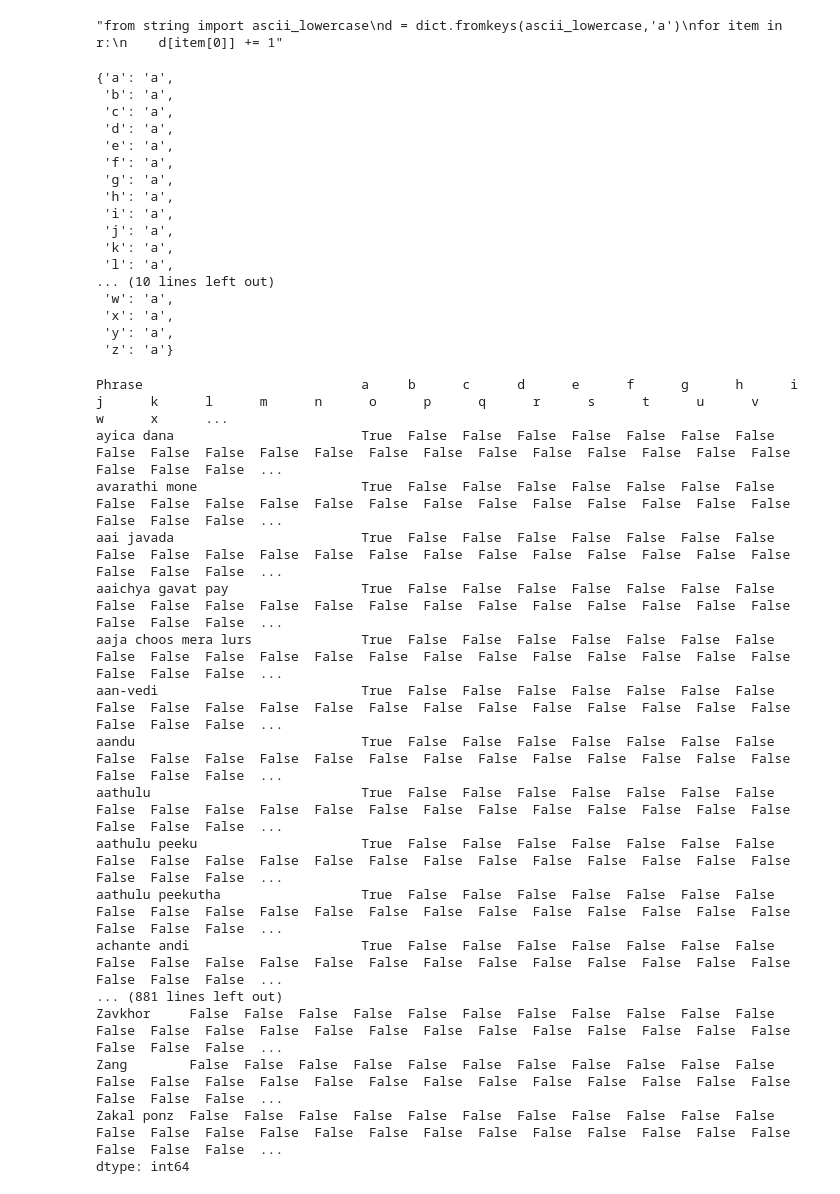
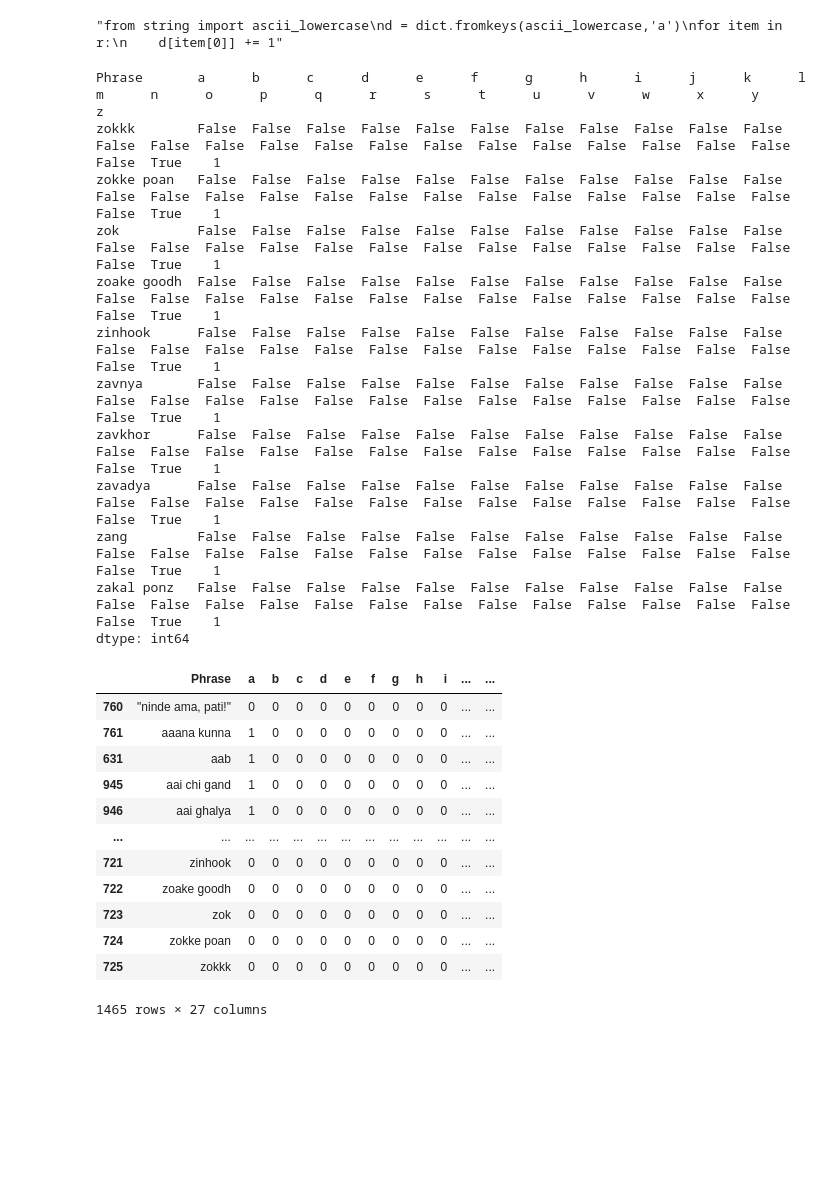
Before and after one commit to viveks-codes/IBW-Dataset, a Jupyter notebook: PrepAndMerge.ipynb, the cells around one changed output. Drawn from its saved outputs; the diff is of its cells as text; code cells hidden in the pictures; blank space fills up the shorter version.

```diff
--- a/PrepAndMerge.ipynb
+++ b/PrepAndMerge.ipynb
@@ -127,49 +130,24 @@ for item in r:
     d[item[0]] += 1"""
 # %% [output]
 "from string import ascii_lowercase\nd = dict.fromkeys(ascii_lowercase,'a')\nfor item in r:\n    d[item[0]] += 1"
-# %%
-d
-# %% [output]
-{'a': 'a',
- 'b': 'a',
- 'c': 'a',
- 'd': 'a',
- 'e': 'a',
- 'f': 'a',
- 'g': 'a',
- 'h': 'a',
- 'i': 'a',
- 'j': 'a',
- 'k': 'a',
- 'l': 'a',
-... (10 lines left out)
- 'w': 'a',
- 'x': 'a',
- 'y': 'a',
- 'z': 'a'}
 # %%
-for i in range(97, 123):
-    r[chr(i)] =r["Phrase"].str.startswith(chr(i),chr(i))
-    print(r[r[chr(i)]].value_counts())
+for i in range(97,123):
+    r[chr(i)] =r["Phrase"].str.startswith(chr(i))
 
-for i in range(65+32, 91+32):
-    r[chr(i)] =r["Phrase"].str.startswith(chr(i),chr(i))
-    print(r[r[chr(i)]].value_counts())
+
+print(r[r[chr(i)]].value_counts())
+
+r = r*1
 # %% [output]
-Phrase                            a     b      c      d      e      f      g      h      i      j      k      l      m      n      o      p      q      r      s      t      u      v      w      x      ...
-ayica dana                        True  False  False  False  False  False  False  False  False  False  False  False  False  False  False  False  False  False  False  False  False  False  False  False  ...
-avarathi mone                     True  False  False  False  False  False  False  False  False  False  False  False  False  False  False  False  False  False  False  False  False  False  False  False  ...
-aai javada                        True  False  False  False  False  False  False  False  False  False  False  False  False  False  False  False  False  False  False  False  False  False  False  False  ...
-aaichya gavat pay                 True  False  False  False  False  False  False  False  False  False  False  False  False  False  False  False  False  False  False  False  False  False  False  False  ...
-aaja choos mera lurs              True  False  False  False  False  False  False  False  False  False  False  False  False  False  False  False  False  False  False  False  False  False  False  False  ...
-aan-vedi                          True  False  False  False  False  False  False  False  False  False  False  False  False  False  False  False  False  False  False  False  False  False  False  False  ...
-aandu                             True  False  False  False  False  False  False  False  False  False  False  False  False  False  False  False  False  False  False  False  False  False  False  False  ...
-aathulu                           True  False  False  False  False  False  False  False  False  False  False  False  False  False  False  False  False  False  False  False  False  False  False  False  ...
-aathulu peeku                     True  False  False  False  False  False  False  False  False  False  False  False  False  False  False  False  False  False  False  False  False  False  False  False  ...
-aathulu peekutha                  True  False  False  False  False  False  False  False  False  False  False  False  False  False  False  False  False  False  False  False  False  False  False  False  ...
-achante andi                      True  False  False  False  False  False  False  False  False  False  False  False  False  False  False  False  False  False  False  False  False  False  False  False  ...
-... (881 lines left out)
-Zavkhor     False  False  False  False  False  False  False  False  False  False  False  False  False  False  False  False  False  False  False  False  False  False  False  False  False  False  False  ...
-Zang        False  False  False  False  False  False  False  False  False  False  False  False  False  False  False  False  False  False  False  False  False  False  False  False  False  False  False  ...
-Zakal ponz  False  False  False  False  False  False  False  False  False  False  False  False  False  False  False  False  False  False  False  False  False  False  False  False  False  False  False  ...
+Phrase       a      b      c      d      e      f      g      h      i      j      k      l      m      n      o      p      q      r      s      t      u      v      w      x      y      z
+zokkk        False  False  False  False  False  False  False  False  False  False  False  False  False  False  False  False  False  False  False  False  False  False  False  False  False  True    1
+zokke poan   False  False  False  False  False  False  False  False  False  False  False  False  False  False  False  False  False  False  False  False  False  False  False  False  False  True    1
+zok          False  False  False  False  False  False  False  False  False  False  False  False  False  False  False  False  False  False  False  False  False  False  False  False  False  True    1
+zoake goodh  False  False  False  False  False  False  False  False  False  False  False  False  False  False  False  False  False  False  False  False  False  False  False  False  False  True    1
+zinhook      False  False  False  False  False  False  False  False  False  False  False  False  False  False  False  False  False  False  False  False  False  False  False  False  False  True    1
+zavnya       False  False  False  False  False  False  False  False  False  False  False  False  False  False  False  False  False  False  False  False  False  False  False  False  False  True    1
+zavkhor      False  False  False  False  False  False  False  False  False  False  False  False  False  False  False  False  False  False  False  False  False  False  False  False  False  True    1
+zavadya      False  False  False  False  False  False  False  False  False  False  False  False  False  False  False  False  False  False  False  False  False  False  False  False  False  True    1
+zang         False  False  False  False  False  False  False  False  False  False  False  False  False  False  False  False  False  False  False  False  False  False  False  False  False  True    1
+zakal ponz   False  False  False  False  False  False  False  False  False  False  False  False  False  False  False  False  False  False  False  False  False  False  False  False  False  True    1
 dtype: int64
@@ -178 +154,17 @@ r = r*1
+# %%
+r.sort_values(by="Phrase",ascending=True)
+# %% [output]
+|  | Phrase | a | b | c | d | e | f | g | h | i | ... | ... |
+| 760 | "ninde ama, pati!" | 0 | 0 | 0 | 0 | 0 | 0 | 0 | 0 | 0 | ... | ... |
+| 761 | aaana kunna | 1 | 0 | 0 | 0 | 0 | 0 | 0 | 0 | 0 | ... | ... |
+| 631 | aab | 1 | 0 | 0 | 0 | 0 | 0 | 0 | 0 | 0 | ... | ... |
+| 945 | aai chi gand | 1 | 0 | 0 | 0 | 0 | 0 | 0 | 0 | 0 | ... | ... |
+| 946 | aai ghalya | 1 | 0 | 0 | 0 | 0 | 0 | 0 | 0 | 0 | ... | ... |
+| ... | ... | ... | ... | ... | ... | ... | ... | ... | ... | ... | ... | ... |
+| 721 | zinhook | 0 | 0 | 0 | 0 | 0 | 0 | 0 | 0 | 0 | ... | ... |
+| 722 | zoake goodh | 0 | 0 | 0 | 0 | 0 | 0 | 0 | 0 | 0 | ... | ... |
+| 723 | zok | 0 | 0 | 0 | 0 | 0 | 0 | 0 | 0 | 0 | ... | ... |
+| 724 | zokke poan | 0 | 0 | 0 | 0 | 0 | 0 | 0 | 0 | 0 | ... | ... |
+| 725 | zokkk | 0 | 0 | 0 | 0 | 0 | 0 | 0 | 0 | 0 | ... | ... |
+1465 rows × 27 columns
 # %%
```
Also changed, not shown: parts of 12 cells of this notebook.
